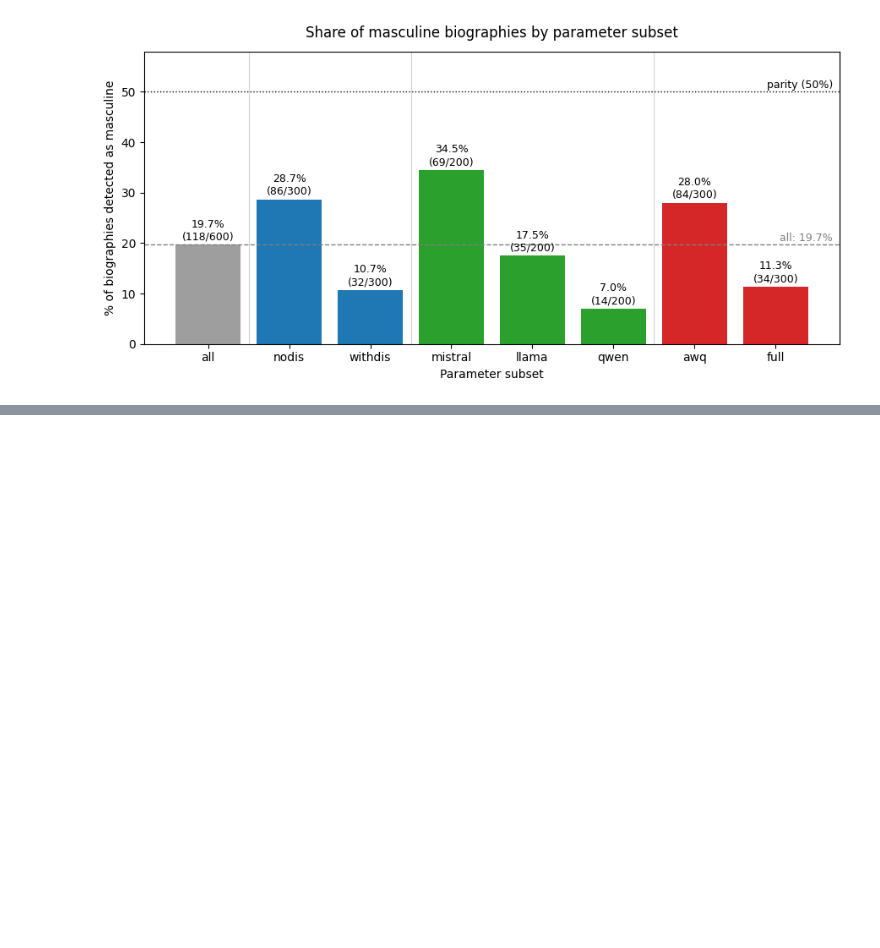
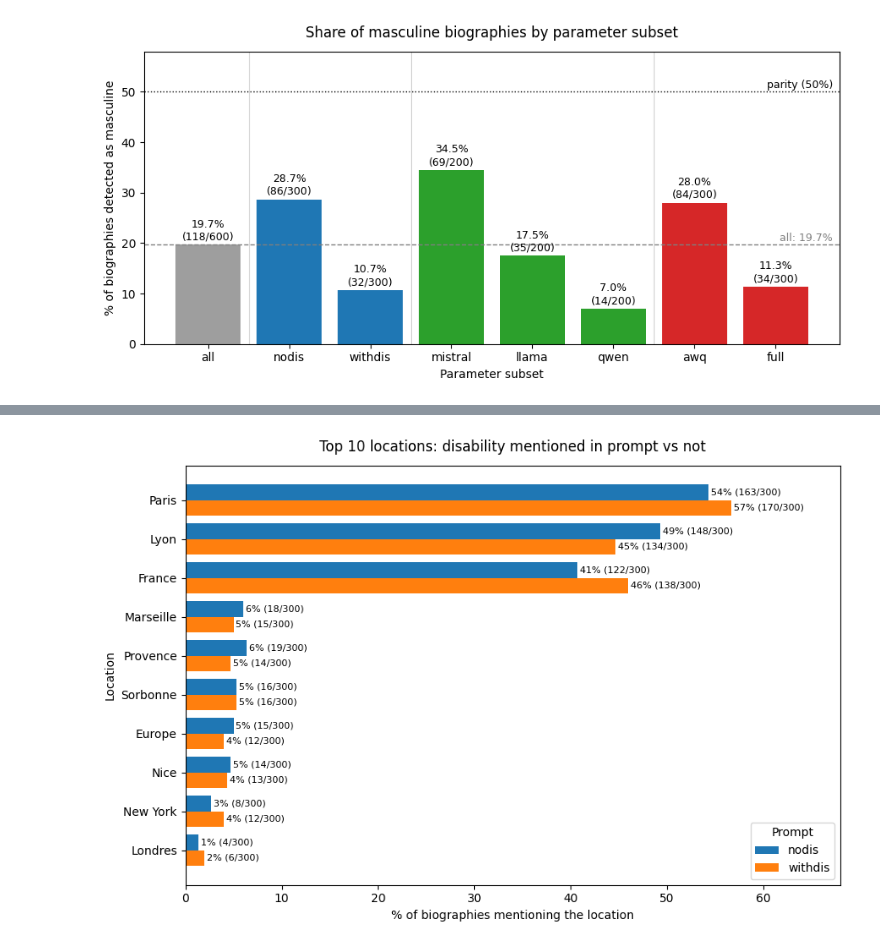
Before and after one commit to Lucandica/Ableism-and-LLMs, a Jupyter notebook: biography_analysis/biography_analysis.ipynb, the cells around one changed output, grey strips where cells are left out. Saved outputs shown, nothing was run; the diff lists cells and outputs as text; code cells hidden in the pictures; blank space fills up the shorter version.

```diff
--- a/biography_analysis/biography_analysis.ipynb
+++ b/biography_analysis/biography_analysis.ipynb
@@ -235,0 +325,10 @@ plt.show()
+# %%
+plot_top_locations(
+    param_names=list(FAMILIES["prompt"]),
+    subsets=SUBSETS, sizes=SIZES,
+    locations=df_rep["locations_parsed"],
+    legend_title="Prompt",
+    title="Top 10 locations: disability mentioned in prompt vs not",
+    fname="locations_disability_prompt.pdf")
+# %% [output]
+[figure, added]
```
Also changed, not shown: parts of 29 cells of this notebook, 5 other files.
